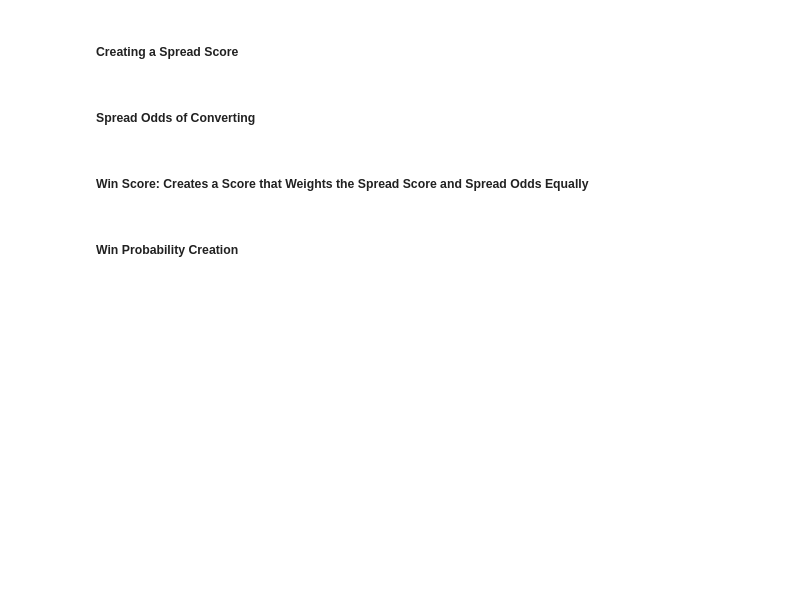
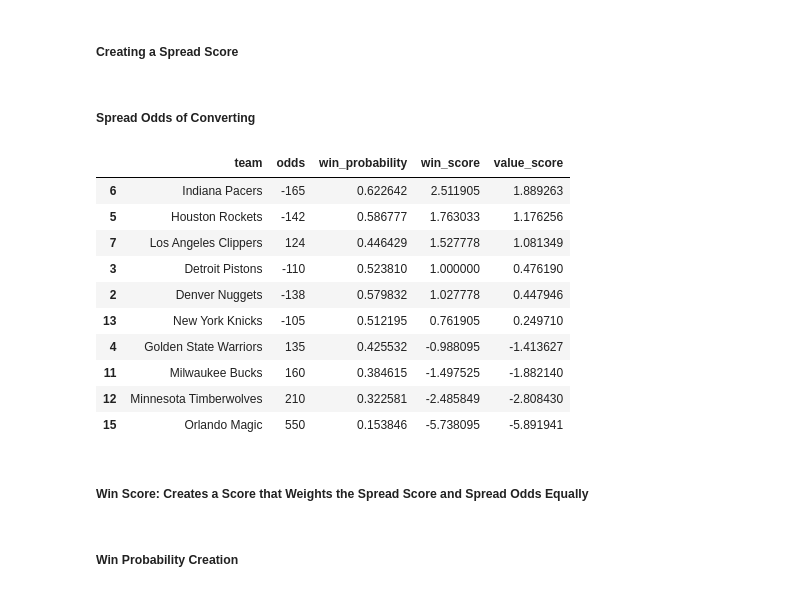
Before and after one commit to JohnyEskandar/court-vision, a Jupyter notebook: Court Vision Code April 21.ipynb, the cells around one changed output. Saved outputs shown, nothing was run; the diff lists cells and outputs as text; code cells hidden in the pictures; blank space fills up the shorter version.

```diff
--- a/Court Vision Code April 21.ipynb
+++ b/Court Vision Code April 21.ipynb
@@ -162,6 +162,68 @@ spreads = final[final["market"] == "spreads"].copy()
 spreads["spread_score"] = -spreads["point"]
 # %% [markdown]
 ##### Spread Odds of Converting
+# %%
+# Step 1: Define the odds converter again (just in case it's not already defined)
+def converted_odds(odds):
+    return 100 / (odds + 100) if odds > 0 else -odds / (-odds + 100)
+
+# Step 2: Prepare head-to-head (moneyline) data
+h2h = final[final['market'] == 'h2h'].copy()
+h2h["win_probability"] = h2h["odds"].apply(converted_odds)
+
+# Step 3: Prepare spreads data and make sure win_score is there
+spreads = final[final["market"] == "spreads"].copy()
+spreads["spread_score"] = -spreads["point"]
+spreads["prob"] = spreads["odds"].apply(converted_odds)
+spreads["win_score"] = 0.5 * spreads["spread_score"] + 0.5 * spreads["prob"]
+
+# Step 4: Merge h2h and spread data on team name
+value_df = h2h.merge(
+    spreads[["team", "win_score"]],
+    on="team",
+    how="left"
+)
+
+# Step 5: Calculate value score = model's win_score - book's implied win probability
+value_df["value_score"] = value_df["win_score"] - value_df["win_probability"]
+# Step 7: Keep only the highest value_score per team
+best_value_bets = value_df.loc[
+    value_df.groupby("team")["value_score"].idxmax()
+].reset_index(drop=True)
+
+# Optional: Filter again for worthwhile moneyline odds (not too heavy favorites)
+best_value_bets = best_value_bets[best_value_bets["odds"] > -200]
+
+# Sort by value_score descending
+best_value_bets = best_value_bets.sort_values(by="value_score", ascending=False)
+
+# Show top N bets
+display(best_value_bets[["team", "odds", "win_probability", "win_score", "value_score"]].head(10))
+
+# # Step 6: Filter and sort to show top value bets (e.g., best 10 underpriced teams)
+# # # Optional: filter out heavily favored teams (e.g., odds more negative than -200)
+# # filtered_value_df = value_df[value_df["odds"] > -200]
+
+# top_value_bets = filtered_value_df.sort_values(by="value_score", ascending=False).head(100)
+
+# # Display results
+# import pandas as pd
+# import numpy as np
+# import matplotlib.pyplot as plt
+
+# display(top_value_bets[["team", "odds", "win_probability", "win_score", "value_score"]])
+# %% [output]
+|  | team | odds | win_probability | win_score | value_score |
+| 6 | Indiana Pacers | -165 | 0.622642 | 2.511905 | 1.889263 |
+| 5 | Houston Rockets | -142 | 0.586777 | 1.763033 | 1.176256 |
+| 7 | Los Angeles Clippers | 124 | 0.446429 | 1.527778 | 1.081349 |
+| 3 | Detroit Pistons | -110 | 0.523810 | 1.000000 | 0.476190 |
+| 2 | Denver Nuggets | -138 | 0.579832 | 1.027778 | 0.447946 |
+| 13 | New York Knicks | -105 | 0.512195 | 0.761905 | 0.249710 |
+| 4 | Golden State Warriors | 135 | 0.425532 | -0.988095 | -1.413627 |
+| 11 | Milwaukee Bucks | 160 | 0.384615 | -1.497525 | -1.882140 |
+| 12 | Minnesota Timberwolves | 210 | 0.322581 | -2.485849 | -2.808430 |
+| 15 | Orlando Magic | 550 | 0.153846 | -5.738095 | -5.891941 |
 # %%
 def converted_odds(odds):
     return 100 / (odds + 100) if odds > 0 else -odds / (-odds + 100)
```
Also changed, not shown: parts of 8 cells of this notebook.
